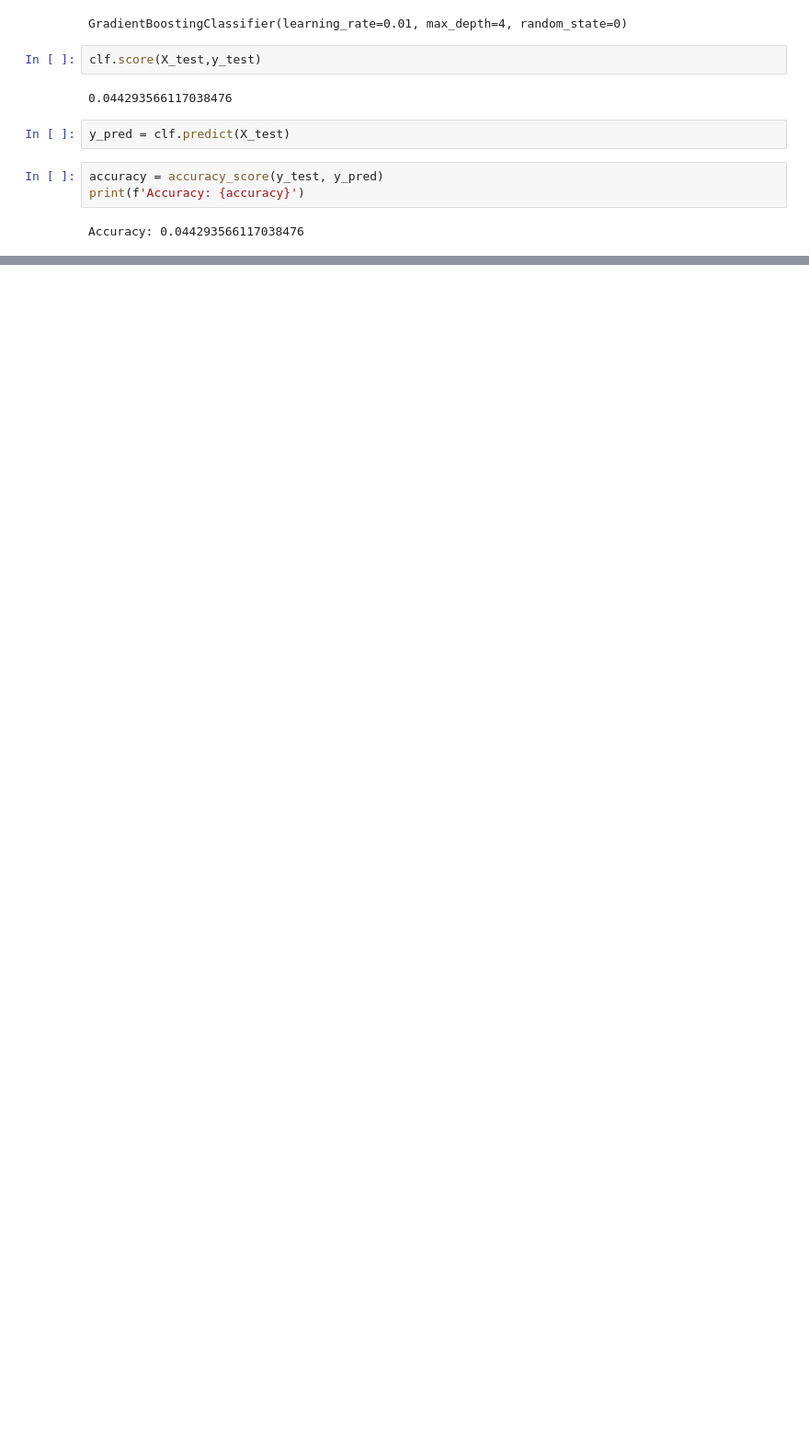
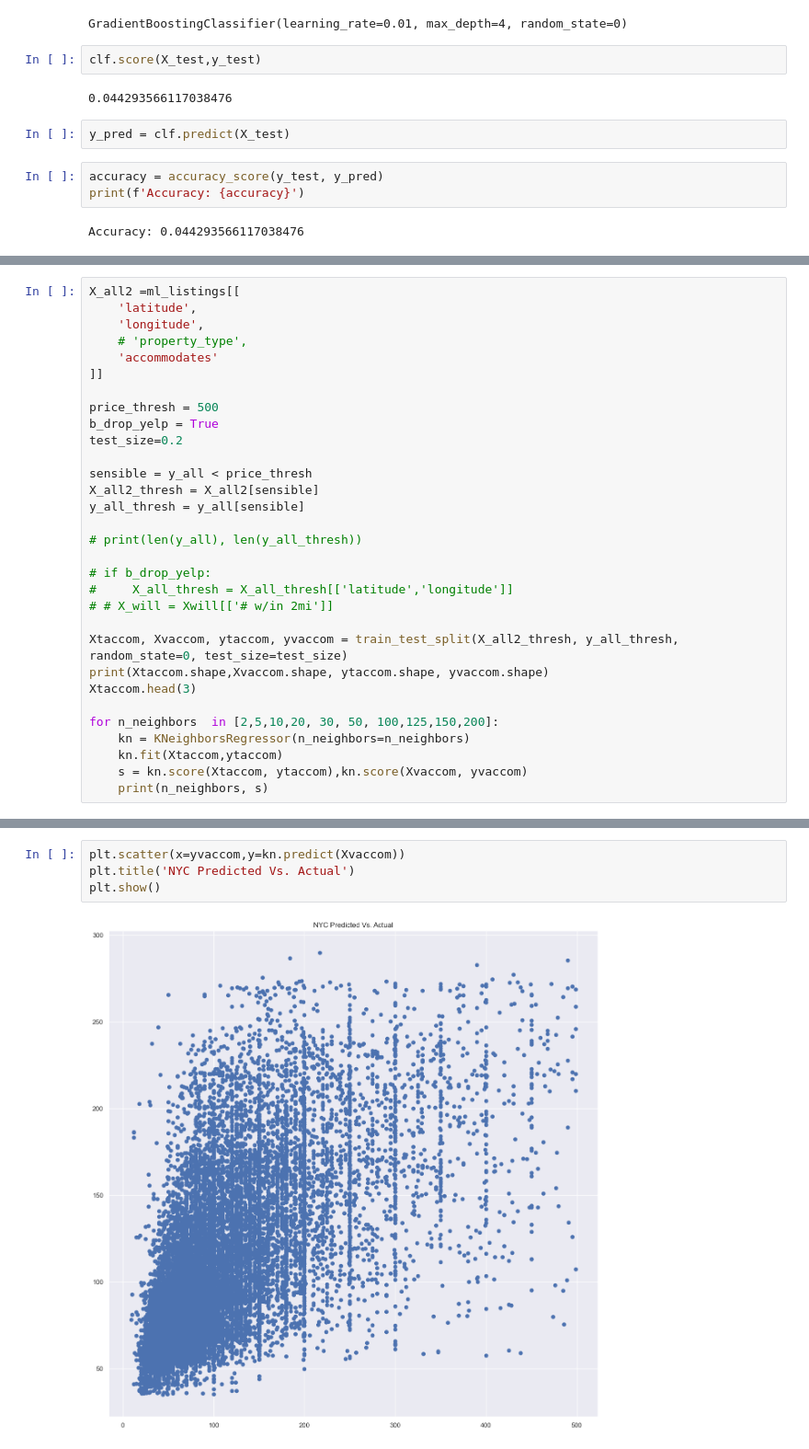
Before and after one commit to garris9/AirJnJ, a Jupyter notebook: Noelle/ml.ipynb, the cells around one changed output, grey strips where cells are left out. Shown at 92% size. Drawn from its saved outputs; the diff is of its cells as text; blank space fills up the shorter version.

```diff
--- a/Noelle/ml.ipynb
+++ b/Noelle/ml.ipynb
@@ -248,0 +466,31 @@ Accuracy: 0.044293566117038476
+# %%
+X_all2 =ml_listings[[
+    'latitude',
+    'longitude',
+    # 'property_type',
+    'accommodates'
+]]
+
+price_thresh = 500
+b_drop_yelp = True
+test_size=0.2
+
+sensible = y_all < price_thresh
+X_all2_thresh = X_all2[sensible]
+y_all_thresh = y_all[sensible]
+
+# print(len(y_all), len(y_all_thresh))
+
+# if b_drop_yelp:
+#     X_all_thresh = X_all_thresh[['latitude','longitude']]
+# # X_will = Xwill[['# w/in 2mi']]
+
+Xtaccom, Xvaccom, ytaccom, yvaccom = train_test_split(X_all2_thresh, y_all_thresh, random_state=0, test_size=test_size)
+print(Xtaccom.shape,Xvaccom.shape, ytaccom.shape, yvaccom.shape)
+Xtaccom.head(3)
+
+for n_neighbors  in [2,5,10,20, 30, 50, 100,125,150,200]:
+    kn = KNeighborsRegressor(n_neighbors=n_neighbors)
+    kn.fit(Xtaccom,ytaccom)
+    s = kn.score(Xtaccom, ytaccom),kn.score(Xvaccom, yvaccom)
+    print(n_neighbors, s)
@@ -248,0 +509,6 @@ Accuracy: 0.044293566117038476
+# %%
+plt.scatter(x=yvaccom,y=kn.predict(Xvaccom))
+plt.title('NYC Predicted Vs. Actual')
+plt.show()
+# %% [output]
+[figure, added]
```
Also changed, not shown: parts of 24 cells of this notebook.
